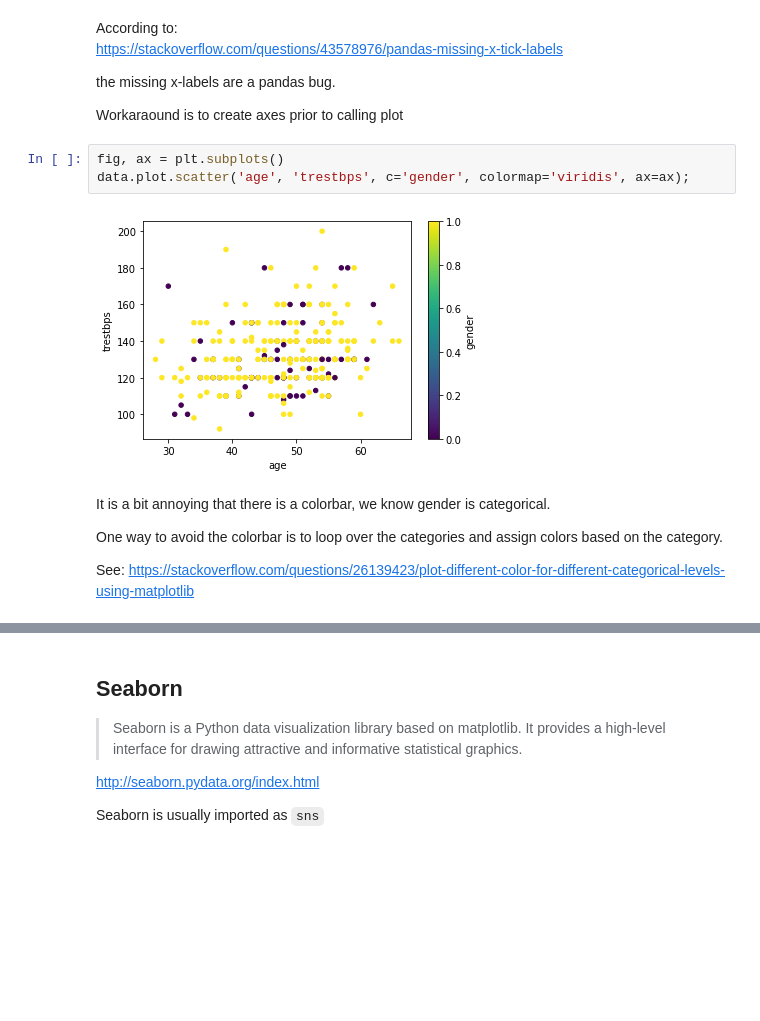
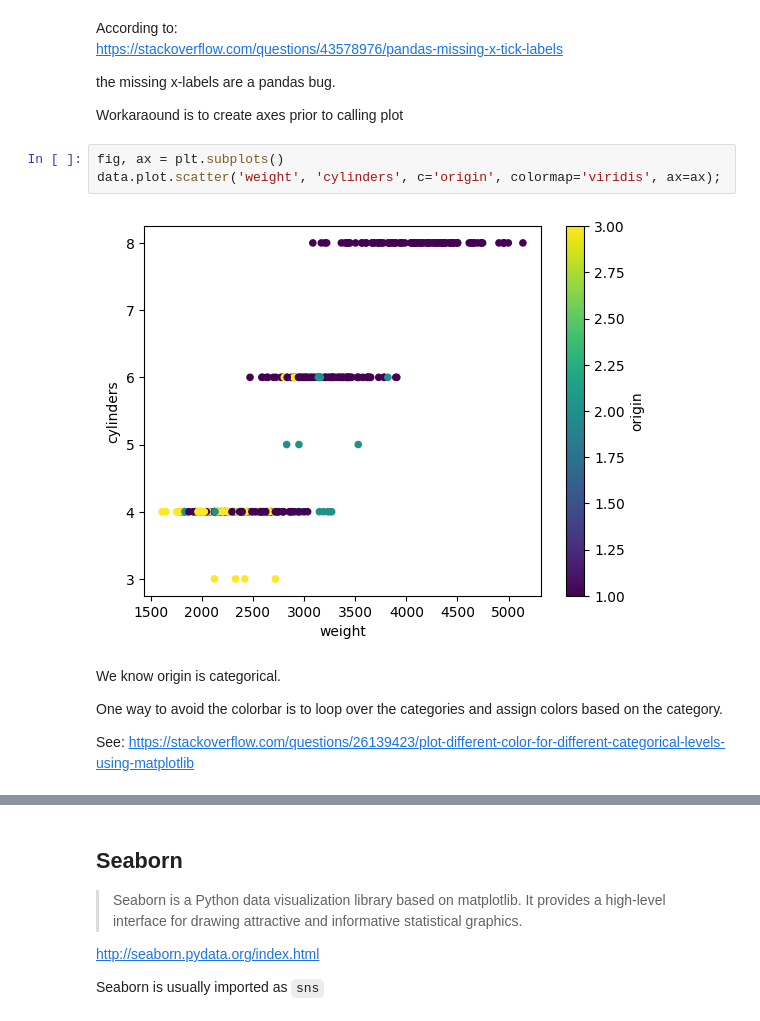
Before and after one commit to ENSF611/lab0-data-and-visualization-review-itadityaa, a Jupyter notebook: lab0-visualization.ipynb, the cells around one changed output, grey strips where cells are left out. Saved outputs shown, nothing was run; the diff lists cells and outputs as text; blank space fills up the shorter version.

```diff
--- a/lab0-visualization.ipynb
+++ b/lab0-visualization.ipynb
@@ -160,11 +160,11 @@ the missing x-labels are a pandas bug.
 Workaraound is to create axes prior to calling plot
 # %%
 fig, ax = plt.subplots()
-data.plot.scatter('age', 'trestbps', c='gender', colormap='viridis', ax=ax);
+data.plot.scatter('weight', 'cylinders', c='origin', colormap='viridis', ax=ax);
 # %% [output]
-[figure, old version]
+[figure, new version]
 # %% [markdown]
-It is a bit annoying that there is a colorbar, we know gender is categorical.
+We know origin is categorical.
 
 One way to avoid the colorbar is to loop over the categories and assign colors based on the category.
 
```
Also changed, not shown: parts of 15 cells of this notebook.
